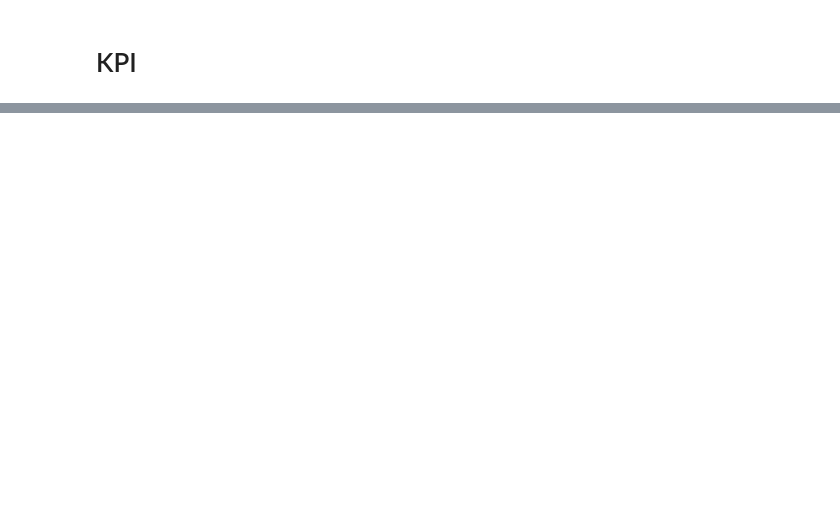
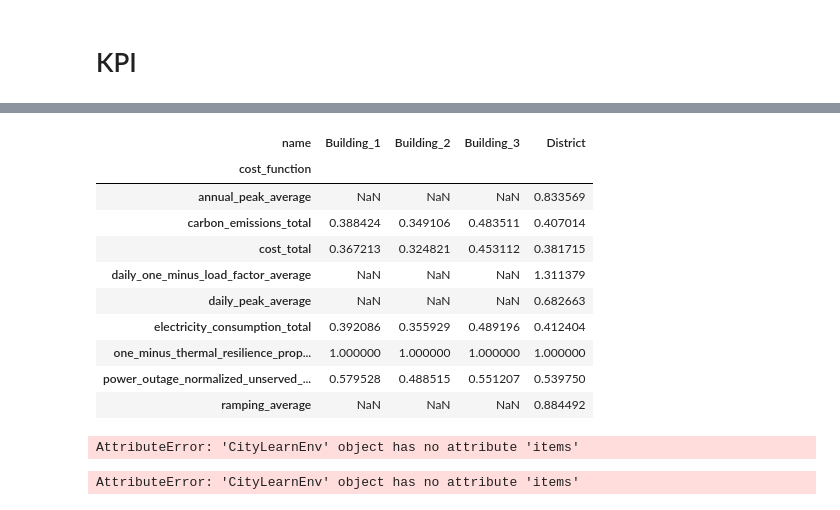
Before and after one commit to croissancecomparee/citylearn_control_track, a Jupyter notebook: citylearn-2023-starter-kit-master/coccinelle.ipynb, the cells around one changed output, grey strips where cells are left out. Drawn from its saved outputs; the diff is of its cells as text; code cells hidden in the pictures; blank space fills up the shorter version.

```diff
--- a/citylearn-2023-starter-kit-master/coccinelle.ipynb
+++ b/citylearn-2023-starter-kit-master/coccinelle.ipynb
@@ -285,0 +316,2 @@ note:
+# %%
+kpi_names = [ 'electricity_consumption', 'cost', 'carbon_emissions', 'average_daily_peak', 'ramping', '1 - load_factor']
@@ -285,0 +363,16 @@ note:
+# %%
+kpis_pd = get_kpis(env)
+# %%
+display(kpis_pd)
+# %% [output]
+| name | Building_1 | Building_2 | Building_3 | District |
+| cost_function |  |  |  |  |
+| annual_peak_average | NaN | NaN | NaN | 0.833569 |
+| carbon_emissions_total | 0.388424 | 0.349106 | 0.483511 | 0.407014 |
+| cost_total | 0.367213 | 0.324821 | 0.453112 | 0.381715 |
+| daily_one_minus_load_factor_average | NaN | NaN | NaN | 1.311379 |
+| daily_peak_average | NaN | NaN | NaN | 0.682663 |
+| electricity_consumption_total | 0.392086 | 0.355929 | 0.489196 | 0.412404 |
+| one_minus_thermal_resilience_prop... | 1.000000 | 1.000000 | 1.000000 | 1.000000 |
+| power_outage_normalized_unserved_... | 0.579528 | 0.488515 | 0.551207 | 0.539750 |
+| ramping_average | NaN | NaN | NaN | 0.884492 |
@@ -285,0 +446,4 @@ note:
+# %%
+plot_building_kpis(env)
+# %% [output]
+AttributeError: 'CityLearnEnv' object has no attribute 'items'
@@ -285,0 +502,4 @@ note:
+# %%
+plot_district_kpis(env)
+# %% [output]
+AttributeError: 'CityLearnEnv' object has no attribute 'items'
```
Also changed, not shown: parts of 24 cells of this notebook.
